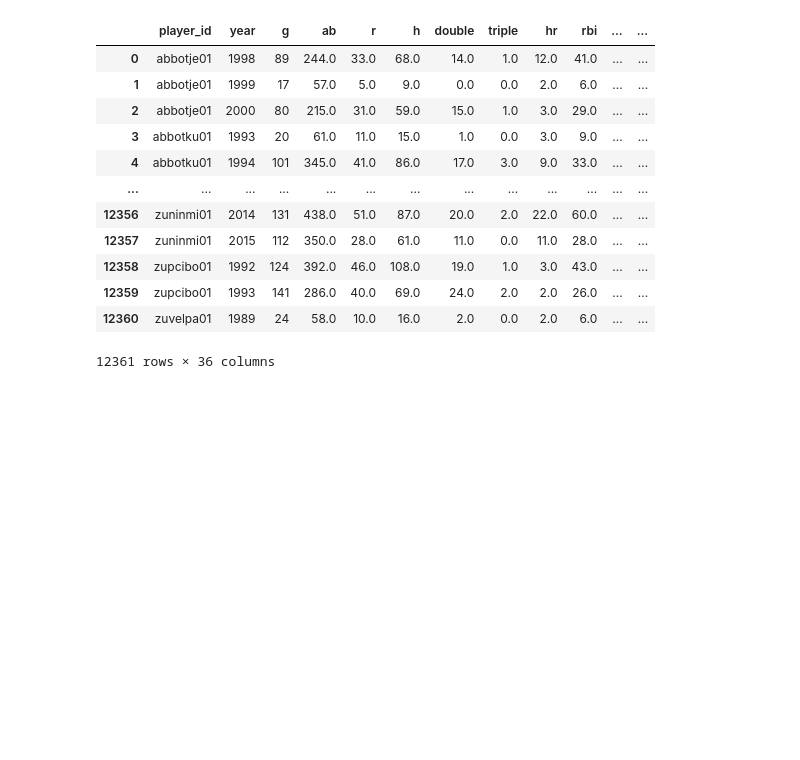
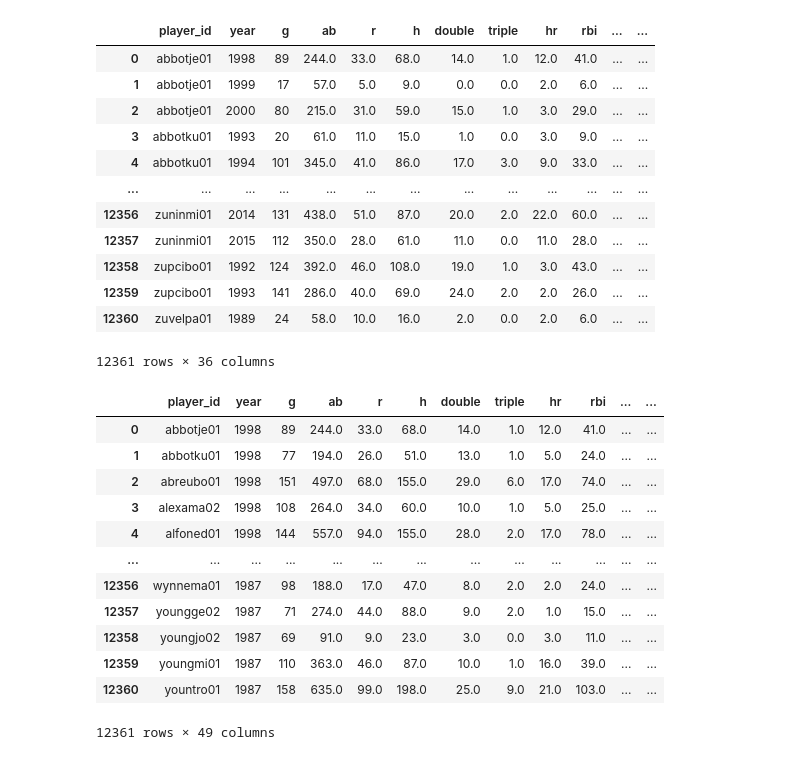
Before and after one commit to boardmjm/Capstone-Two, a Jupyter notebook: Data_Collection.ipynb, the cells around one changed output. Drawn from its saved outputs; the diff is of its cells as text; code cells hidden in the pictures; blank space fills up the shorter version.

```diff
--- a/Data_Collection.ipynb
+++ b/Data_Collection.ipynb
@@ -326,12 +334,30 @@ df
 # %%
 # Create New Features - Add ratios
 
+df['BABIP'] = (df.h - df.hr) / (df.ab - df.so - df.hr + df.sf)
 df['avg'] = df.h / df.ab
-df['bb%'] = df.bb / (df.ab + df.bb + df.sh + df.sf + df.hbp)
-df['k%'] = df.so / (df.ab + df.bb + df.sh + df.sf + df.hbp)
+df['bb%'] = df.bb / df.pa
+df['k%'] = df.so / df.pa
 df['XBA%'] = (df.double + df.triple + df.hr) / df.h
 df['hr%'] = df.hr / df.h
 df['iso'] = df['slg'] - df['avg']
+
+df = df.drop(['obp', 'slg', 'pa', 'wOBA_year'], axis=1)
+df
+# %% [output]
+|  | player_id | year | g | ab | r | h | double | triple | hr | rbi | ... | ... |
+| 0 | abbotje01 | 1998 | 89 | 244.0 | 33.0 | 68.0 | 14.0 | 1.0 | 12.0 | 41.0 | ... | ... |
+| 1 | abbotku01 | 1998 | 77 | 194.0 | 26.0 | 51.0 | 13.0 | 1.0 | 5.0 | 24.0 | ... | ... |
+| 2 | abreubo01 | 1998 | 151 | 497.0 | 68.0 | 155.0 | 29.0 | 6.0 | 17.0 | 74.0 | ... | ... |
+| 3 | alexama02 | 1998 | 108 | 264.0 | 34.0 | 60.0 | 10.0 | 1.0 | 5.0 | 25.0 | ... | ... |
+| 4 | alfoned01 | 1998 | 144 | 557.0 | 94.0 | 155.0 | 28.0 | 2.0 | 17.0 | 78.0 | ... | ... |
+| ... | ... | ... | ... | ... | ... | ... | ... | ... | ... | ... | ... | ... |
+| 12356 | wynnema01 | 1987 | 98 | 188.0 | 17.0 | 47.0 | 8.0 | 2.0 | 2.0 | 24.0 | ... | ... |
+| 12357 | youngge02 | 1987 | 71 | 274.0 | 44.0 | 88.0 | 9.0 | 2.0 | 1.0 | 15.0 | ... | ... |
+| 12358 | youngjo02 | 1987 | 69 | 91.0 | 9.0 | 23.0 | 3.0 | 0.0 | 3.0 | 11.0 | ... | ... |
+| 12359 | youngmi01 | 1987 | 110 | 363.0 | 46.0 | 87.0 | 10.0 | 1.0 | 16.0 | 39.0 | ... | ... |
+| 12360 | yountro01 | 1987 | 158 | 635.0 | 99.0 | 198.0 | 25.0 | 9.0 | 21.0 | 103.0 | ... | ... |
+12361 rows × 49 columns
 # %%
 # Create New Features - shift stats to prior years so model cant use current year stats to predict
 # current year OPS
```
Also changed, not shown: parts of 7 cells of this notebook.
